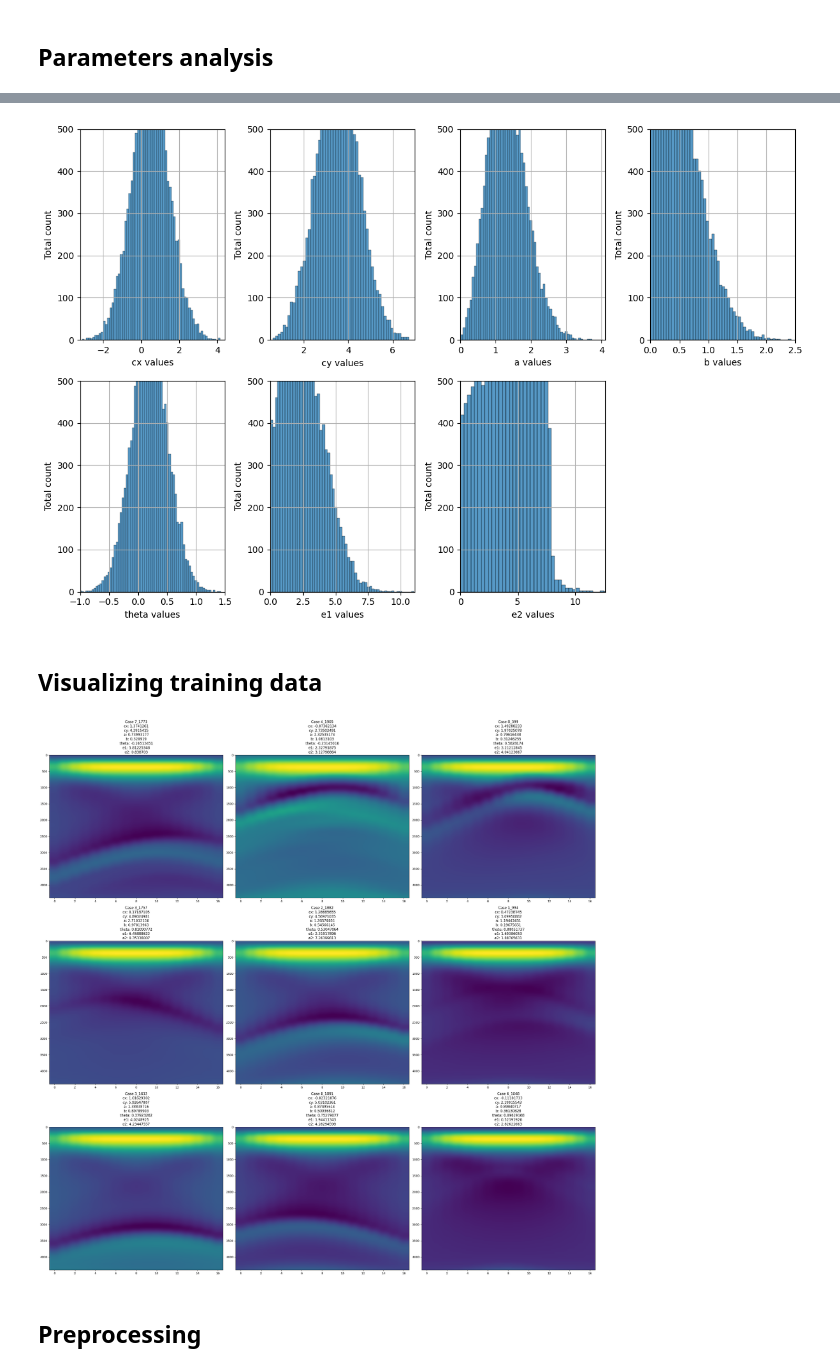
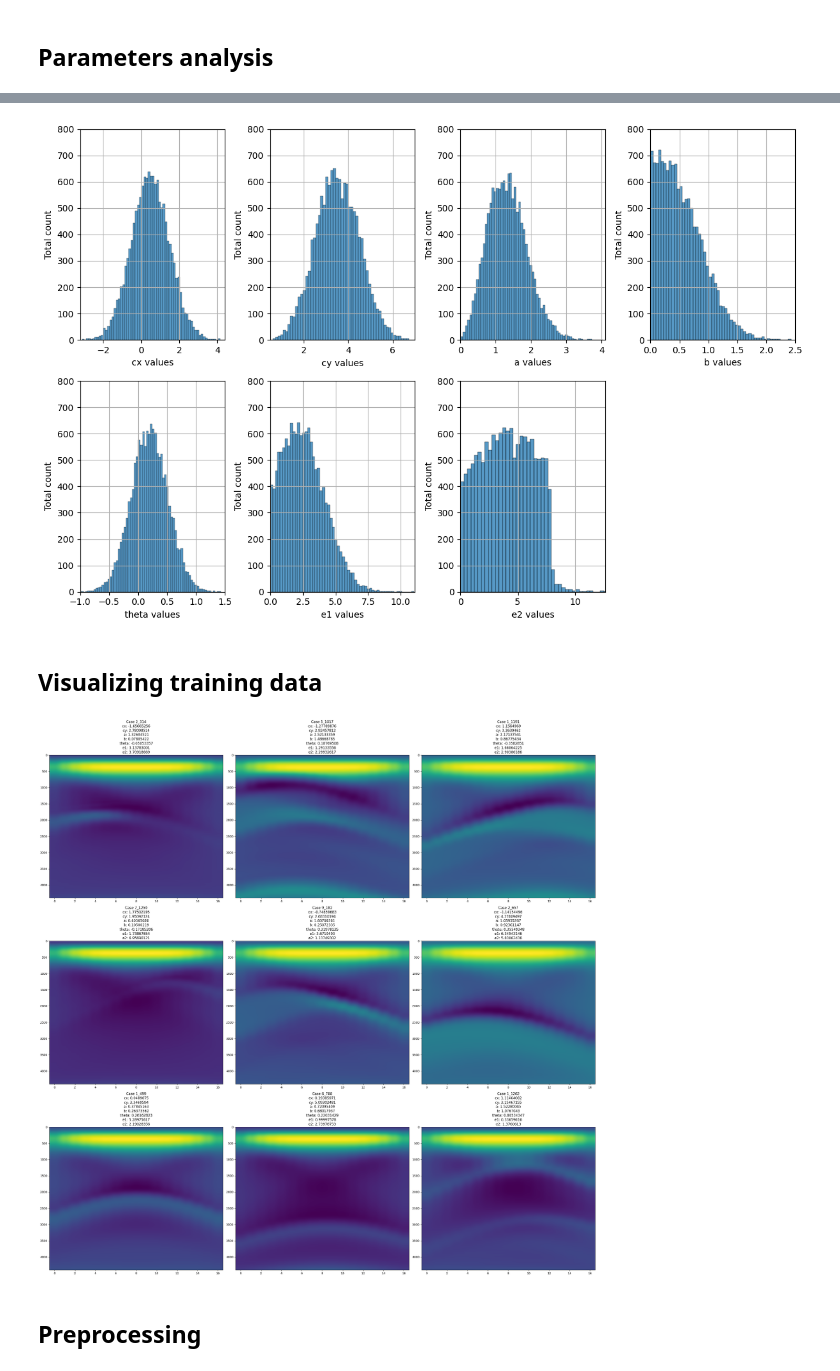
Before and after one commit to adriansanj/Anomaly-detection, a Jupyter notebook: EDA_and_Preprocessing.ipynb, the cells around one changed output, grey strips where cells are left out. Cells and saved outputs as stored; diff of their text form; code cells hidden in the pictures.

```diff
--- a/EDA_and_Preprocessing.ipynb
+++ b/EDA_and_Preprocessing.ipynb
@@ -79,23 +79,23 @@ df_parameters.drop(['data_index'], axis=1).describe().transpose().drop(['25%','7
 # %%
-visualize_parameter_distributions(df_parameters, 500)
+visualize_parameter_distributions(df_parameters, 800, file = f"./figures/parameter_distribution.jpg")
 # %% [output]
-[figure, old version]
+[figure, new version]
 # %% [markdown]
 ## Visualizing training data
 # %%
 n = 9
 idx_viz = []
 for i in range(n):
     idx_1 = random.randint(1,10)
     idx_2 = random.randint(1,2000)
     while (idx_1, idx_2) in idx_discard:
         idx_1 = random.randint(1,5)
         idx_2 = random.randint(1,2000)
     idx_viz.append((idx_1,idx_2))
 
-visualize(idx_viz, df_parameters, cols = 3)
+visualize(idx_viz, df_parameters, cols = 3, file = f"./figures/sample_9.png")
 # %% [output]
-[figure, old version]
+[figure, new version]
 # %% [markdown]
 ## Preprocessing
 # %%
```
Also changed, not shown: parts of 6 cells of this notebook, 2 other files.
